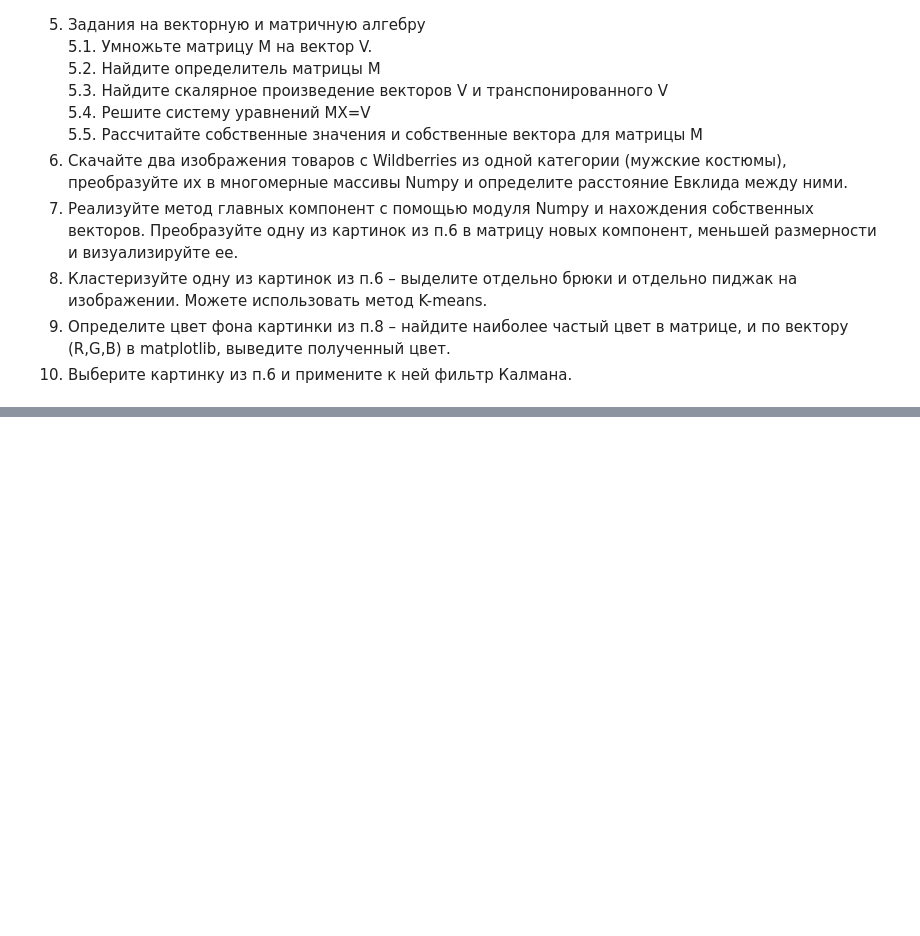
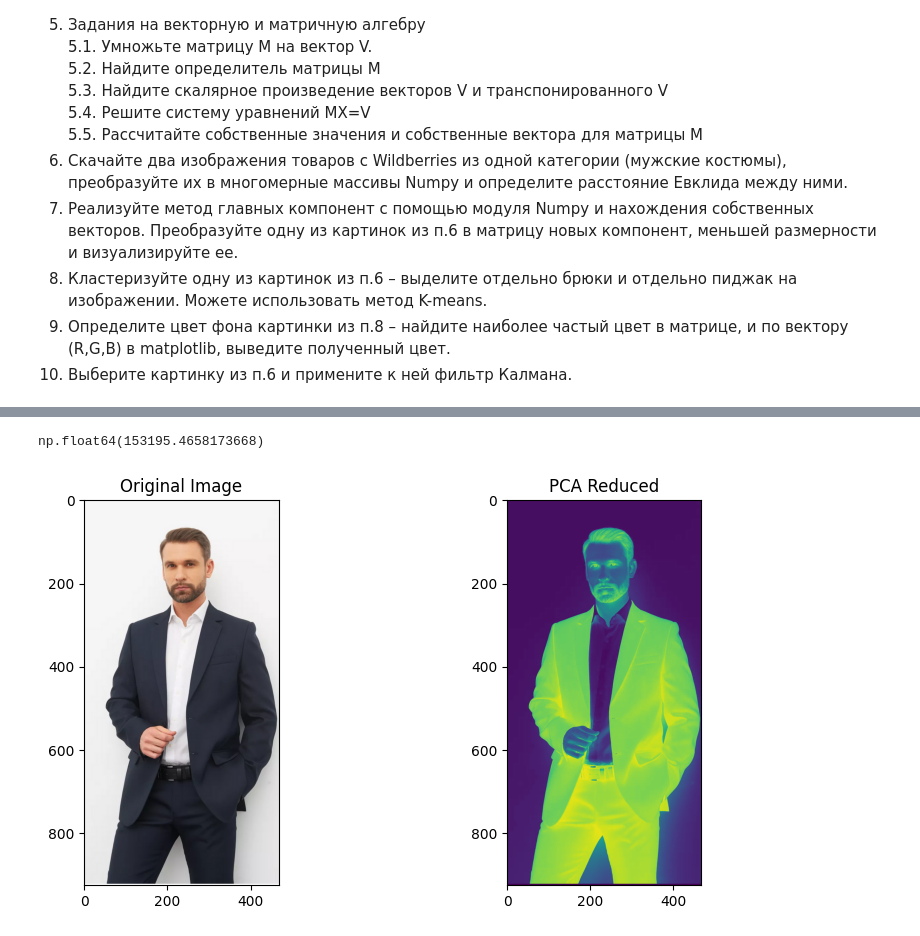
Before and after one commit to Azonchic16/data_processing_sem1, a Jupyter notebook: lab3.ipynb, the cells around one changed output, grey strips where cells are left out. Drawn from its saved outputs; the diff is of its cells as text; code cells hidden in the pictures; blank space fills up the shorter version.

```diff
--- a/lab3.ipynb
+++ b/lab3.ipynb
@@ -47,0 +152,38 @@
+# %%
+def process_image(pic_file):
+    img = np.asarray(Image.open(pic_file).convert('RGB'))
+    return img
+pic1 = "data/1.jpg"
+pic2 = "data/2.jpg"
+img1 = process_image(pic1)
+img2 = process_image(pic2)
+img1_flat = img1.flatten()
+img2_flat = img2.flatten()
+euclidean_distance = np.linalg.norm(img1 - img2)
+euclidean_distance
+# %% [output]
+np.float64(153195.4658173668)
+# %%
+def pca(X, n_components):
+    X_centered = X - np.mean(X, axis=0)
+    cov_matrix = np.cov(X_centered, rowvar=False)
+    eigenvals, eigenvecs = eig(cov_matrix)
+    idx = eigenvals.argsort()[::-1]
+    eigenvecs_sorted = eigenvecs[:, idx]
+    components = eigenvecs_sorted[:, :n_components]
+    return X_centered.dot(components)
+img_flat = img1.reshape(-1, 3)
+# print(img_flat.shape)
+img_pca = pca(img_flat, 2)
+# print(img_pca.shape)
+img_reconstructed = img_pca.reshape(img1.shape[0], img1.shape[1], 2)
+plt.figure(figsize=(10, 5))
+plt.subplot(1, 2, 1)
+plt.imshow(img1)
+plt.title('Original Image')
+plt.subplot(1, 2, 2)
+plt.imshow(img_reconstructed[:, :, 0], cmap='viridis')
+plt.title('PCA Reduced')
+plt.show()
+# %% [output]
+[figure, added]
```
Also changed, not shown: parts of 5 cells of this notebook, 2 other files.
